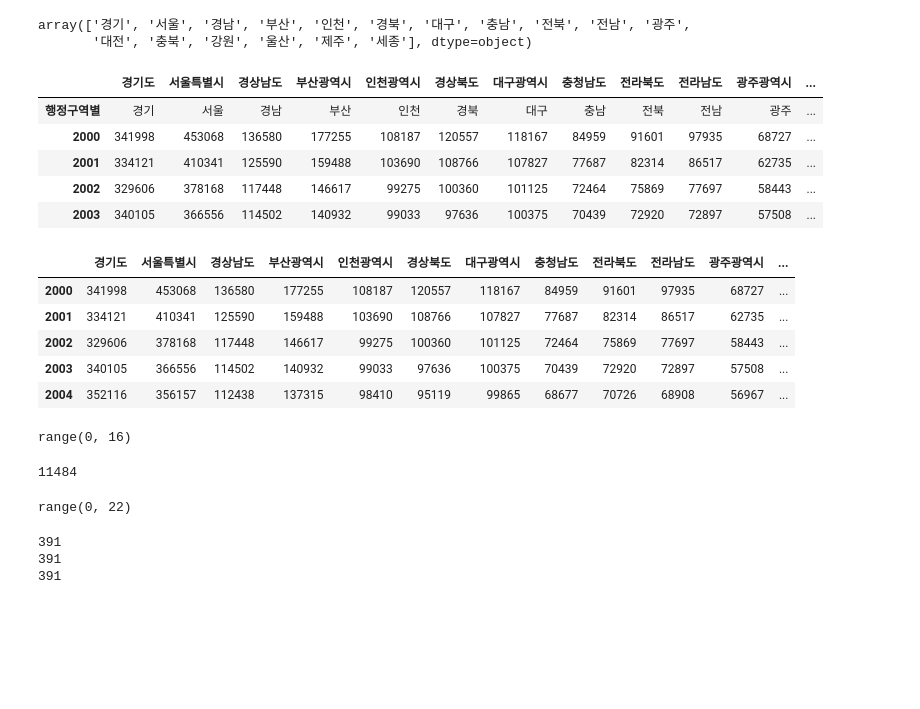
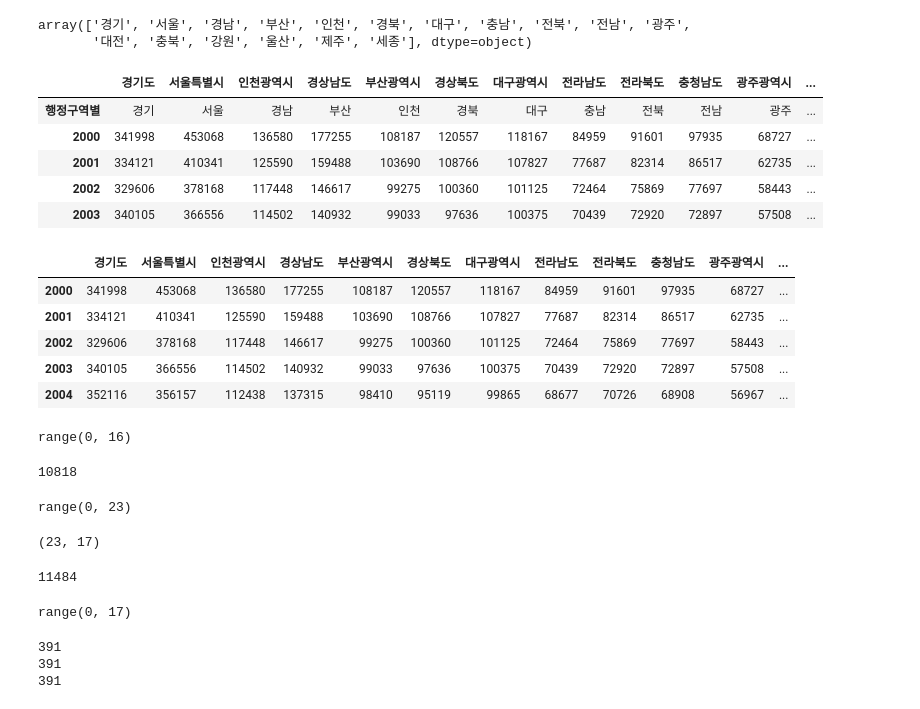
Before and after one commit to vxornjs11/Pytone_Flutter, a Jupyter notebook: Note/study/초중고데이터정리.ipynb, the cells around one changed output. Saved outputs shown, nothing was run; the diff lists cells and outputs as text; code cells hidden in the pictures; blank space fills up the shorter version.

```diff
--- a/Note/study/초중고데이터정리.ipynb
+++ b/Note/study/초중고데이터정리.ipynb
@@ -282,12 +371,12 @@ hightSchool.iloc[:,0].unique()
 array(['경기', '서울', '경남', '부산', '인천', '경북', '대구', '충남', '전북', '전남', '광주',
        '대전', '충북', '강원', '울산', '제주', '세종'], dtype=object)
 # %%
-# hightSchool1.columns = state[1:]
-# hightSchool1.rename(columns={"부산광역시":"인천광역시","인천광역시":"부산광역시","대전광역시":"충청북도","충청북도":"대전광역시"},inplace=True)
+hightSchool1.columns = state[1:]
+hightSchool1.rename(columns={"부산광역시":"인천광역시","인천광역시":"부산광역시","대전광역시":"충청북도","충청북도":"대전광역시"},inplace=True)
 
 hightSchool1.head()
 # %% [output]
-|  | 경기도 | 서울특별시 | 경상남도 | 부산광역시 | 인천광역시 | 경상북도 | 대구광역시 | 충청남도 | 전라북도 | 전라남도 | 광주광역시 | ... |
+|  | 경기도 | 서울특별시 | 인천광역시 | 경상남도 | 부산광역시 | 경상북도 | 대구광역시 | 전라남도 | 전라북도 | 충청남도 | 광주광역시 | ... |
 | 행정구역별 | 경기 | 서울 | 경남 | 부산 | 인천 | 경북 | 대구 | 충남 | 전북 | 전남 | 광주 | ... |
 | 2000 | 341998 | 453068 | 136580 | 177255 | 108187 | 120557 | 118167 | 84959 | 91601 | 97935 | 68727 | ... |
 | 2001 | 334121 | 410341 | 125590 | 159488 | 103690 | 108766 | 107827 | 77687 | 82314 | 86517 | 62735 | ... |
@@ -298,7 +387,7 @@ hightSchool1 = hightSchool1.iloc[1:,:]
 # %%
 hightSchool1.head()
 # %% [output]
-|  | 경기도 | 서울특별시 | 경상남도 | 부산광역시 | 인천광역시 | 경상북도 | 대구광역시 | 충청남도 | 전라북도 | 전라남도 | 광주광역시 | ... |
+|  | 경기도 | 서울특별시 | 인천광역시 | 경상남도 | 부산광역시 | 경상북도 | 대구광역시 | 전라남도 | 전라북도 | 충청남도 | 광주광역시 | ... |
 | 2000 | 341998 | 453068 | 136580 | 177255 | 108187 | 120557 | 118167 | 84959 | 91601 | 97935 | 68727 | ... |
 | 2001 | 334121 | 410341 | 125590 | 159488 | 103690 | 108766 | 107827 | 77687 | 82314 | 86517 | 62735 | ... |
 | 2002 | 329606 | 378168 | 117448 | 146617 | 99275 | 100360 | 101125 | 72464 | 75869 | 77697 | 58443 | ... |
@@ -311,11 +400,24 @@ range(0, 16)
 # %%
 hightSchool1.iloc[:,16][22]
 # %% [output]
-11484
+10818
 # %%
 range(len(hightSchool1.index)-1)
 # %% [output]
-range(0, 22)
+range(0, 23)
+# %%
+hightSchool1.shape
+# %% [output]
+(23, 17)
+# %%
+hightSchool1.iloc[:,0][0]
+hightSchool1.iloc[22,:][16]
+# %% [output]
+11484
+# %%
+range(17)
+# %% [output]
+range(0, 17)
 # %%
 test = []
 sid = []
```
Also changed, not shown: parts of 20 cells of this notebook, 7 other files.
